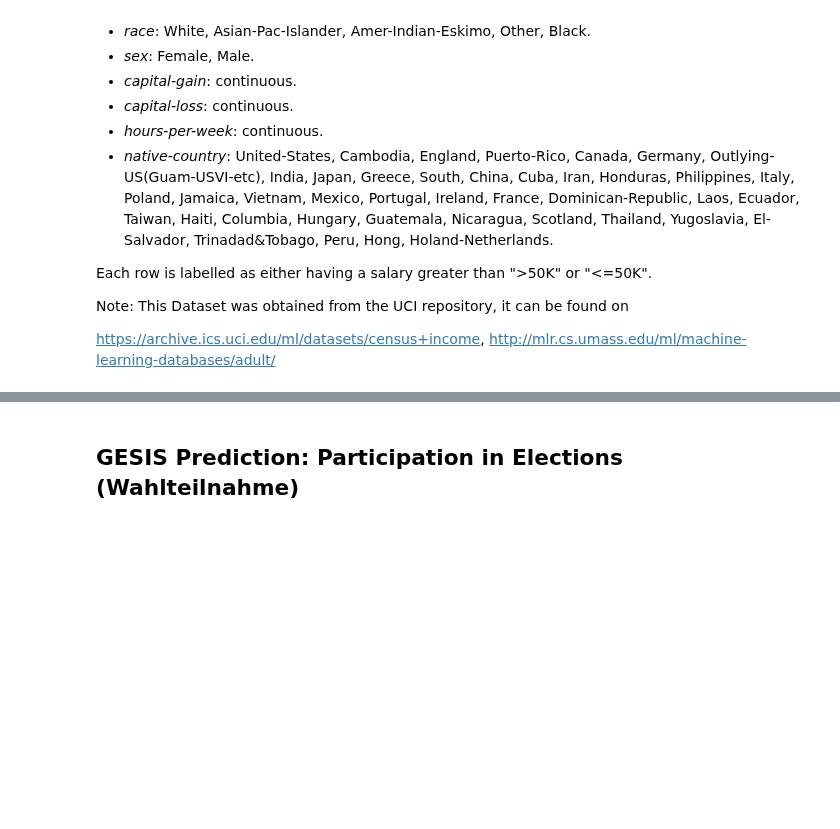
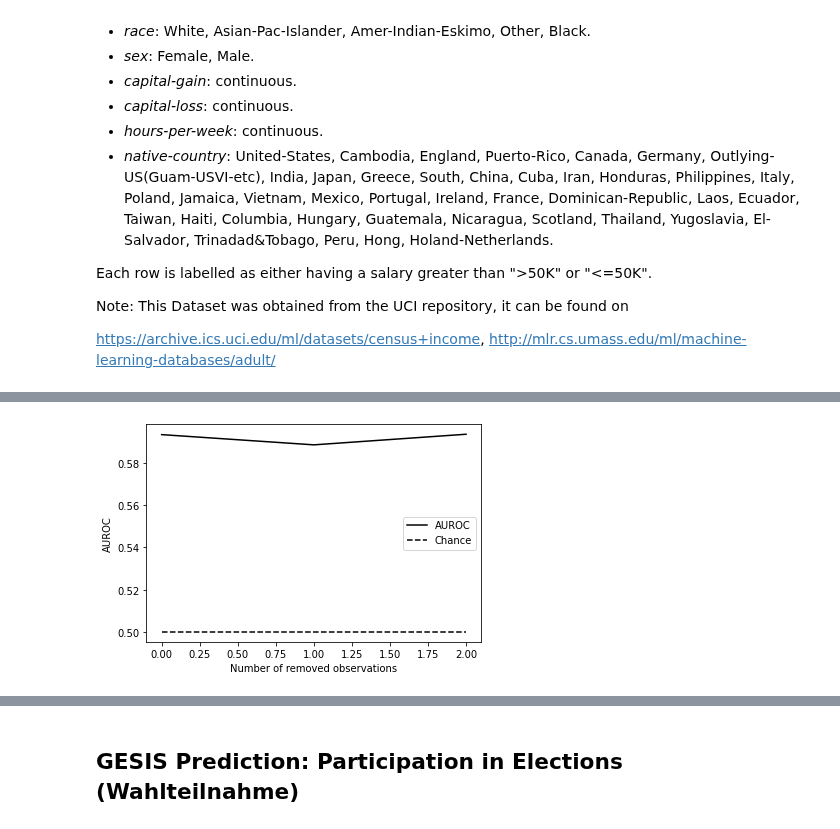
Before and after one commit to laksannathan/maximal-representative-sampling, a Jupyter notebook: src/Maximal Representative Sampling.ipynb, the cells around one changed output, grey strips where cells are left out. Drawn from its saved outputs; the diff is of its cells as text; code cells hidden in the pictures; blank space fills up the shorter version.

Commit message:
Add experiments and diagrams

```diff
--- a/src/Maximal Representative Sampling.ipynb
+++ b/src/Maximal Representative Sampling.ipynb
@@ -533,0 +418,20 @@ plot_auc_temp(aucs1, temperatures)
+# %%
+#temperatures = [0.1, 0.5, 0.8, 1, 0.3]
+temperatures = [0.1]
+drop = 1
+number_of_splits = 5
+#number_of_iterations = len(us_nonrep_more_low[us_nonrep_more_low['label'] == 1])
+number_of_iterations = 2
+test_size = 0.33
+result_dir = os.path.join(os.getcwd(), 'results/us_nonrep_more_low',  datetime.datetime.now().strftime('%Y-%m-%d_%H-%M-%S'))
+os.makedirs(result_dir)
+
+
+for temp in tqdm(temperatures):
+    _, auc, roc = repeated_MRS(us_nonrep_more_low, us_columns, temp, result_directory = result_dir,
+                    number_of_iterations = number_of_iterations,
+                    number_of_splits = number_of_splits, n_drop = drop,
+                           test_size = test_size, cv = 3, us = True)
+    plot_auc(auc, result_dir, save=True)
+# %% [output]
+[figure, added]
```
Also changed, not shown: parts of 75 cells of this notebook, 2 other files.
